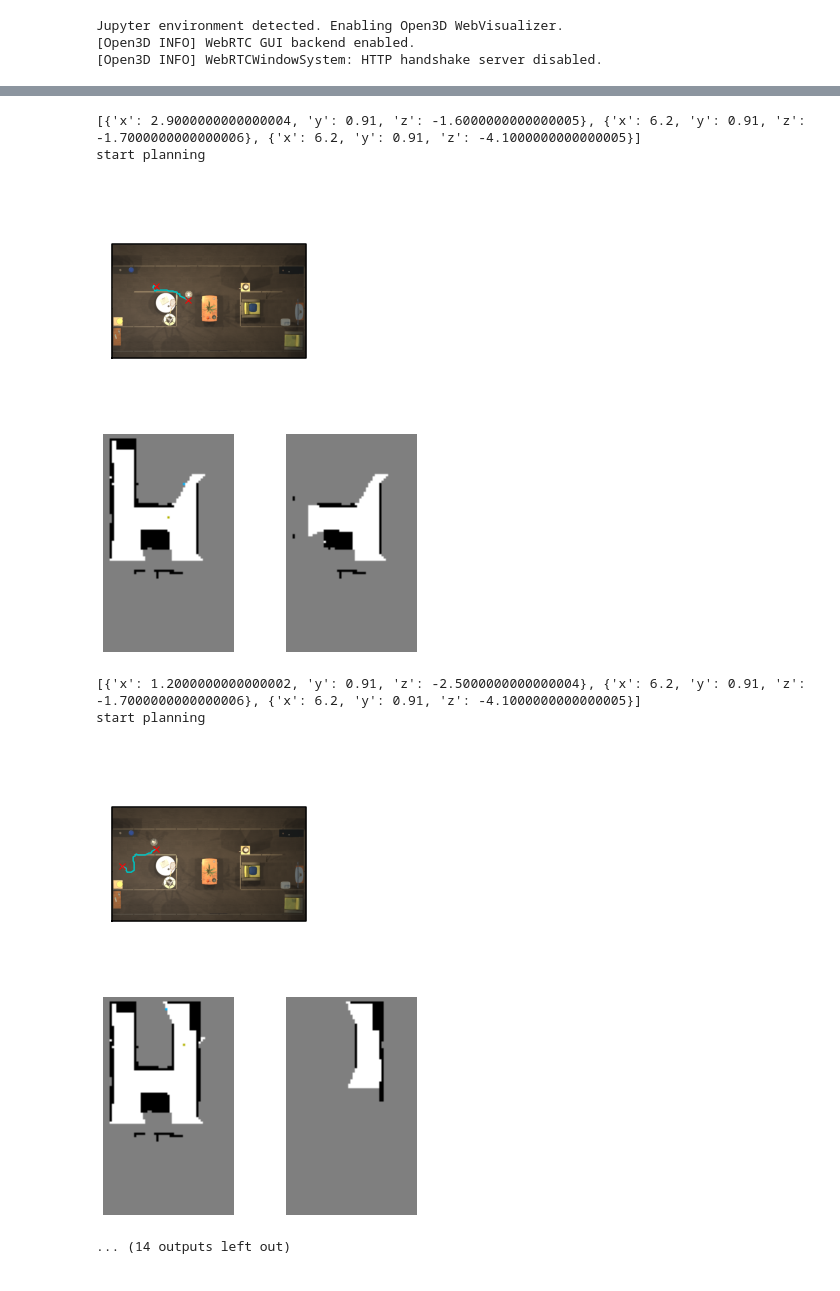
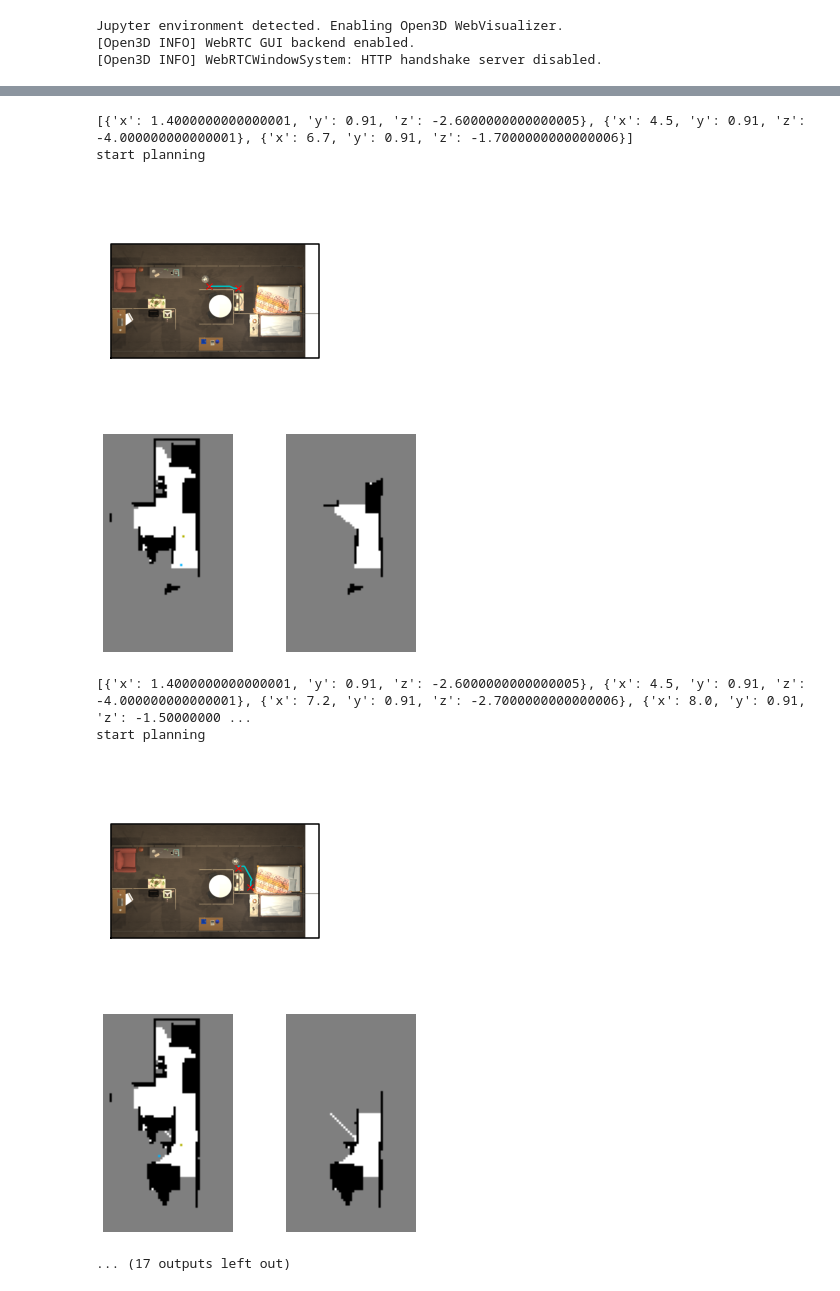
Before and after one commit to jeongeun980906/CoW-Reproduce, a Jupyter notebook: demo.ipynb, the cells around one changed output, grey strips where cells are left out. Drawn from its saved outputs; the diff is of its cells as text; code cells hidden in the pictures.

```diff
--- a/demo.ipynb
+++ b/demo.ipynb
@@ -26,11 +26,11 @@ device = "cuda" if torch.cuda.is_available() else "cpu"
 clip_gradcam = clip_grad_cam(device)
 # %%
 gridSize=0.05
-scene_name = "FloorPlan_Train8_1"
+scene_name = "FloorPlan_Val1_1"
 controller = Controller(
     platform=CloudRendering,
     agentMode="locobot",
-    visibilityDistance=2.0,
+    visibilityDistance=1.5,
     scene = scene_name,
     gridSize=gridSize,
     movementGaussianSigma=0,
@@ -106,5 +106,5 @@ Object Metadata. Not showing objectOrientedBoundingBox, axisAlignedBoundingBox,
 # %%
-query_object_index = 3
+query_object_index = 6
 query_object = objects[query_object_index]
 pos = controller.last_event.metadata['agent']['position']
 try:
@@ -119,7 +119,7 @@ except:
 # %%
 controller.step(
     action="Teleport",
-    position = rstate[200],
+    position = rstate[100],
     rotation = dict(x=0,y=270,z=0)
 )
 
@@ -144,7 +144,7 @@ rrtplanner = rrt.RRT(controller = controller, expand_dis=0.1,max_iter=10000,goal
 # %%
 controller.step(
     action="Teleport",
-    position = rstate[200],
+    position = rstate[100],
     rotation = dict(x=0,y=270,z=0)
         )
 
@@ -176,9 +176,14 @@ apple
 # %%
-gt_find = False
+sucess = False
 total_path_len = 0
-while gt_find != True:
-    gt_find,sucess,path_len, reset_map  = step_frontier(fbe,rrtplanner,controller,query_object,clip_gradcam=clip_gradcam,vis=True,verbose=True)
+while sucess != True:
+    cpos = controller.last_event.metadata['agent']['position']
+    gt_find,find,path_len, reset_map  = step_frontier(fbe,rrtplanner,controller,query_object,clip_gradcam=clip_gradcam,vis=True,verbose=True)
+    sucess = gt_find*find
     total_path_len += path_len
+    npos = controller.last_event.metadata['agent']['position']
+    if math.sqrt((cpos['x']-npos['x'])**2+(cpos['z']-npos['z'])**2) < 0.1:
+        reset_map = True
     if reset_map:
         proj.reset()
         fbe.reset()
@@ -198,9 +203,9 @@ start planning
-[{'x': 2.9000000000000004, 'y': 0.91, 'z': -1.6000000000000005}, {'x': 6.2, 'y': 0.91, 'z': -1.7000000000000006}, {'x': 6.2, 'y': 0.91, 'z': -4.1000000000000005}]
+[{'x': 1.4000000000000001, 'y': 0.91, 'z': -2.6000000000000005}, {'x': 4.5, 'y': 0.91, 'z': -4.000000000000001}, {'x': 6.7, 'y': 0.91, 'z': -1.7000000000000006}]
 start planning
-[figure, old version]
+[figure, new version]
-[figure, old version]
+[figure, new version]
-[{'x': 1.2000000000000002, 'y': 0.91, 'z': -2.5000000000000004}, {'x': 6.2, 'y': 0.91, 'z': -1.7000000000000006}, {'x': 6.2, 'y': 0.91, 'z': -4.1000000000000005}]
+[{'x': 1.4000000000000001, 'y': 0.91, 'z': -2.6000000000000005}, {'x': 4.5, 'y': 0.91, 'z': -4.000000000000001}, {'x': 7.2, 'y': 0.91, 'z': -2.7000000000000006}, {'x': 8.0, 'y': 0.91, 'z': -1.50000000 ...
 start planning
-[figure, old version]
+[figure, new version]
-[figure, old version]
+[figure, new version]
-... (14 outputs left out)
+... (17 outputs left out)
```
Also changed, not shown: parts of 9 cells of this notebook, 14 other files.
